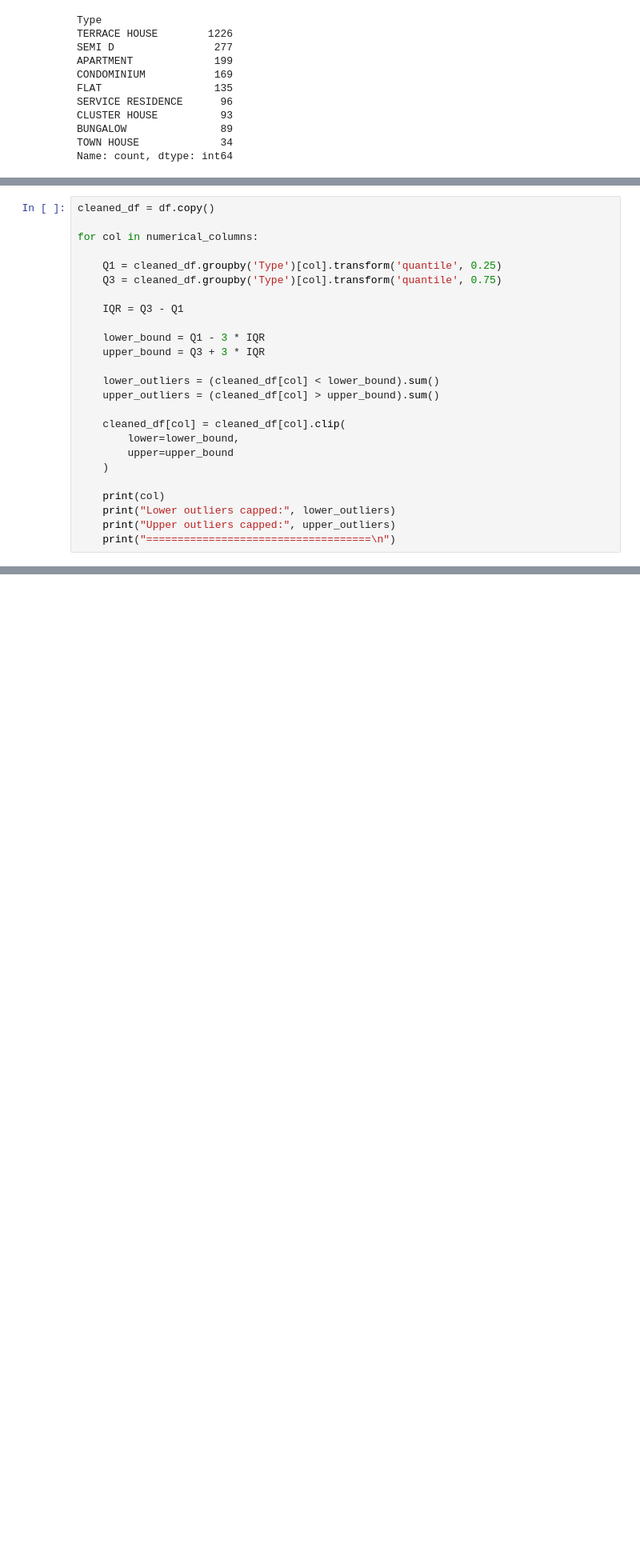
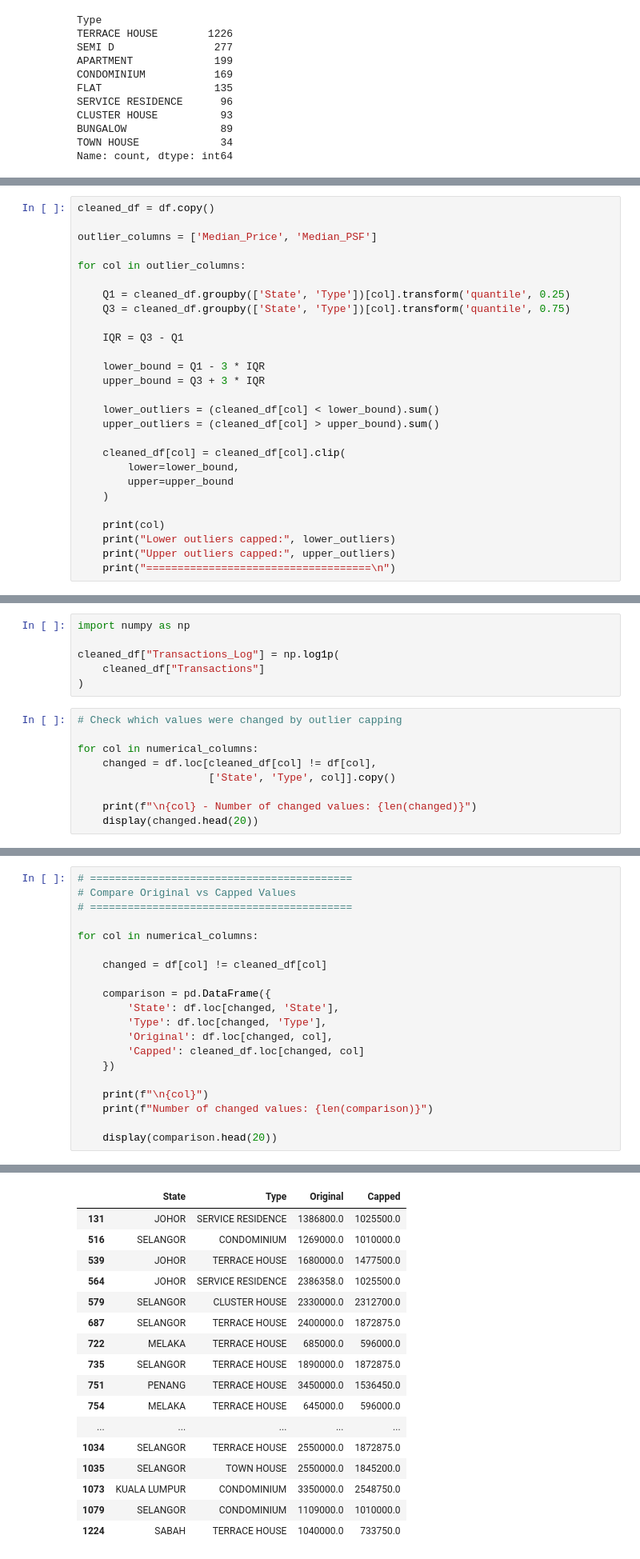
Before and after one commit to JingYang06522/DSTest, a Jupyter notebook: clean_dataset.ipynb, the cells around one changed output, grey strips where cells are left out. Shown at 80% size. Saved outputs shown, nothing was run; the diff lists cells and outputs as text; blank space fills up the shorter version.

```diff
--- a/clean_dataset.ipynb
+++ b/clean_dataset.ipynb
@@ -270,10 +273,12 @@ Number of outliers (3.0 x IQR): 101
 # %%
 cleaned_df = df.copy()
 
-for col in numerical_columns:
+outlier_columns = ['Median_Price', 'Median_PSF']
 
-    Q1 = cleaned_df.groupby('Type')[col].transform('quantile', 0.25)
-    Q3 = cleaned_df.groupby('Type')[col].transform('quantile', 0.75)
+for col in outlier_columns:
+
+    Q1 = cleaned_df.groupby(['State', 'Type'])[col].transform('quantile', 0.25)
+    Q3 = cleaned_df.groupby(['State', 'Type'])[col].transform('quantile', 0.75)
 
     IQR = Q3 - Q1
 
@@ -309,0 +310,15 @@ Upper outliers capped: 101
+# %%
+import numpy as np
+
+cleaned_df["Transactions_Log"] = np.log1p(
+    cleaned_df["Transactions"]
+)
+# %%
+# Check which values were changed by outlier capping
+
+for col in numerical_columns:
+    changed = df.loc[cleaned_df[col] != df[col],
+                     ['State', 'Type', col]].copy()
+
+    print(f"\n{col} - Number of changed values: {len(changed)}")
+    display(changed.head(20))
@@ -309,0 +379,21 @@ Upper outliers capped: 101
+# %%
+# ==========================================
+# Compare Original vs Capped Values
+# ==========================================
+
+for col in numerical_columns:
+
+    changed = df[col] != cleaned_df[col]
+
+    comparison = pd.DataFrame({
+        'State': df.loc[changed, 'State'],
+        'Type': df.loc[changed, 'Type'],
+        'Original': df.loc[changed, col],
+        'Capped': cleaned_df.loc[changed, col]
+    })
+
+    print(f"\n{col}")
+    print(f"Number of changed values: {len(comparison)}")
+
+    display(comparison.head(20))
+# %% [output]
@@ -309,0 +402,17 @@ Upper outliers capped: 101
+|  | State | Type | Original | Capped |
+| 131 | JOHOR | SERVICE RESIDENCE | 1386800.0 | 1025500.0 |
+| 516 | SELANGOR | CONDOMINIUM | 1269000.0 | 1010000.0 |
+| 539 | JOHOR | TERRACE HOUSE | 1680000.0 | 1477500.0 |
+| 564 | JOHOR | SERVICE RESIDENCE | 2386358.0 | 1025500.0 |
+| 579 | SELANGOR | CLUSTER HOUSE | 2330000.0 | 2312700.0 |
+| 687 | SELANGOR | TERRACE HOUSE | 2400000.0 | 1872875.0 |
+| 722 | MELAKA | TERRACE HOUSE | 685000.0 | 596000.0 |
+| 735 | SELANGOR | TERRACE HOUSE | 1890000.0 | 1872875.0 |
+| 751 | PENANG | TERRACE HOUSE | 3450000.0 | 1536450.0 |
+| 754 | MELAKA | TERRACE HOUSE | 645000.0 | 596000.0 |
+| ... | ... | ... | ... | ... |
+| 1034 | SELANGOR | TERRACE HOUSE | 2550000.0 | 1872875.0 |
+| 1035 | SELANGOR | TOWN HOUSE | 2550000.0 | 1845200.0 |
+| 1073 | KUALA LUMPUR | CONDOMINIUM | 3350000.0 | 2548750.0 |
+| 1079 | SELANGOR | CONDOMINIUM | 1109000.0 | 1010000.0 |
+| 1224 | SABAH | TERRACE HOUSE | 1040000.0 | 733750.0 |
```
Also changed, not shown: parts of 7 cells of this notebook.
